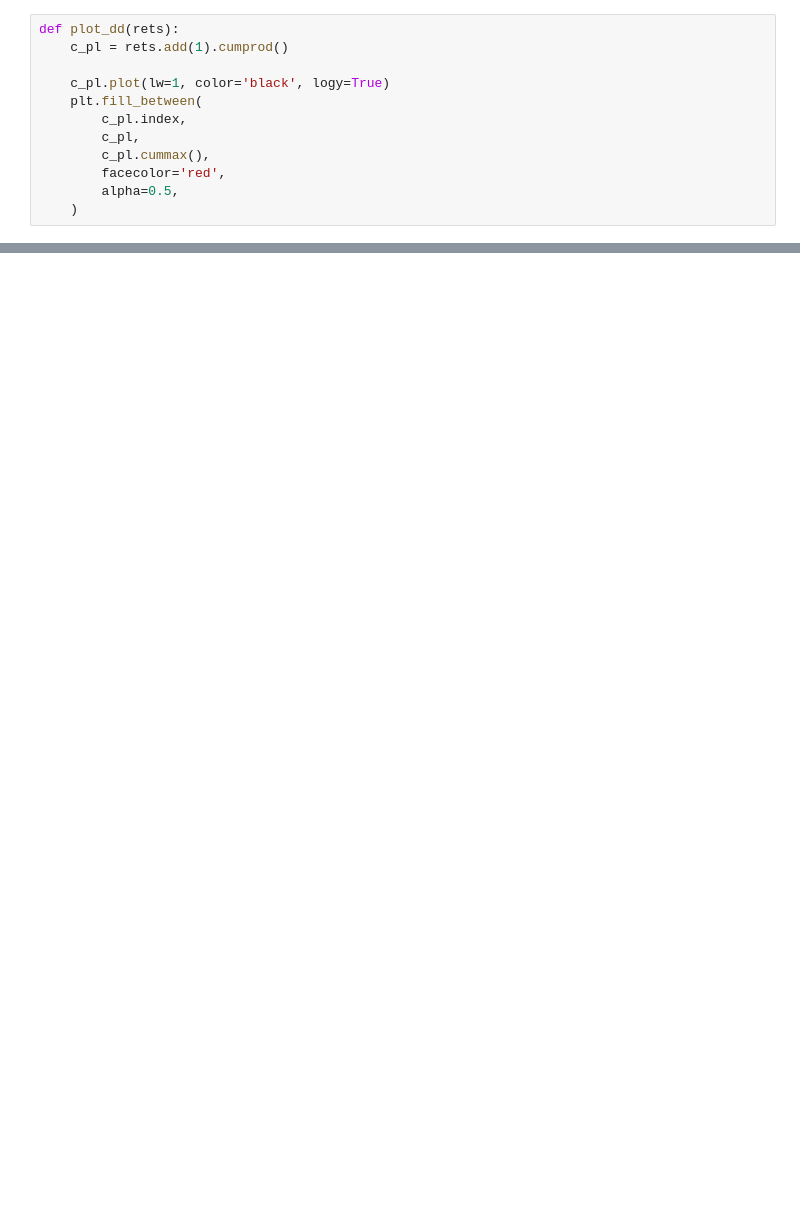
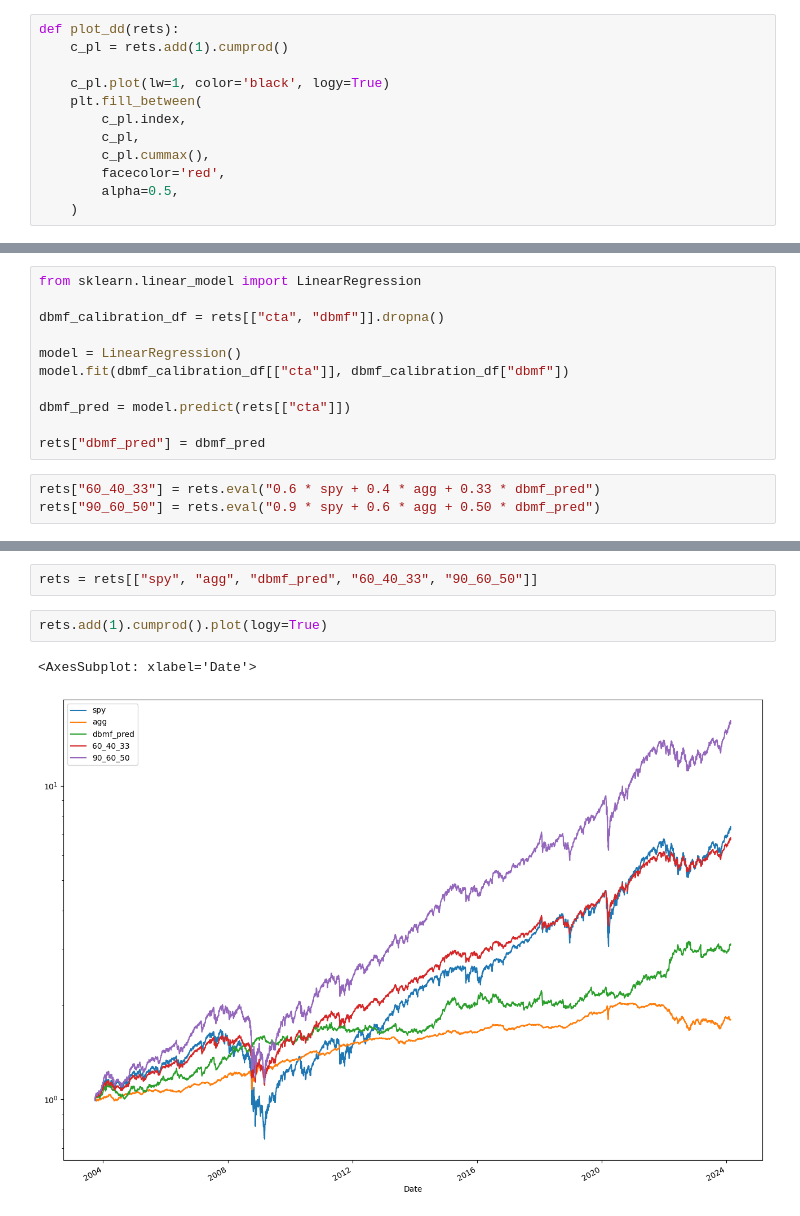
Before and after one commit to chiaolun/market-timing, a Jupyter notebook: Simple Diversification.ipynb, the cells around one changed output, grey strips where cells are left out. Drawn from its saved outputs; the diff is of its cells as text; blank space fills up the shorter version.

```diff
--- a/Simple Diversification.ipynb
+++ b/Simple Diversification.ipynb
@@ -93,0 +52,14 @@ all_rets = pd.DataFrame({
+# %%
+from sklearn.linear_model import LinearRegression
+
+dbmf_calibration_df = rets[["cta", "dbmf"]].dropna()
+
+model = LinearRegression()
+model.fit(dbmf_calibration_df[["cta"]], dbmf_calibration_df["dbmf"])
+
+dbmf_pred = model.predict(rets[["cta"]])
+
+rets["dbmf_pred"] = dbmf_pred
+# %%
+rets["60_40_33"] = rets.eval("0.6 * spy + 0.4 * agg + 0.33 * dbmf_pred")
+rets["90_60_50"] = rets.eval("0.9 * spy + 0.6 * agg + 0.50 * dbmf_pred")
@@ -93,0 +78,7 @@ all_rets = pd.DataFrame({
+# %%
+rets = rets[["spy", "agg", "dbmf_pred", "60_40_33", "90_60_50"]]
+# %%
+rets.add(1).cumprod().plot(logy=True)
+# %% [output]
+<AxesSubplot: xlabel='Date'>
+[figure, added]
```
Also changed, not shown: parts of 24 cells of this notebook, 1 other file.
